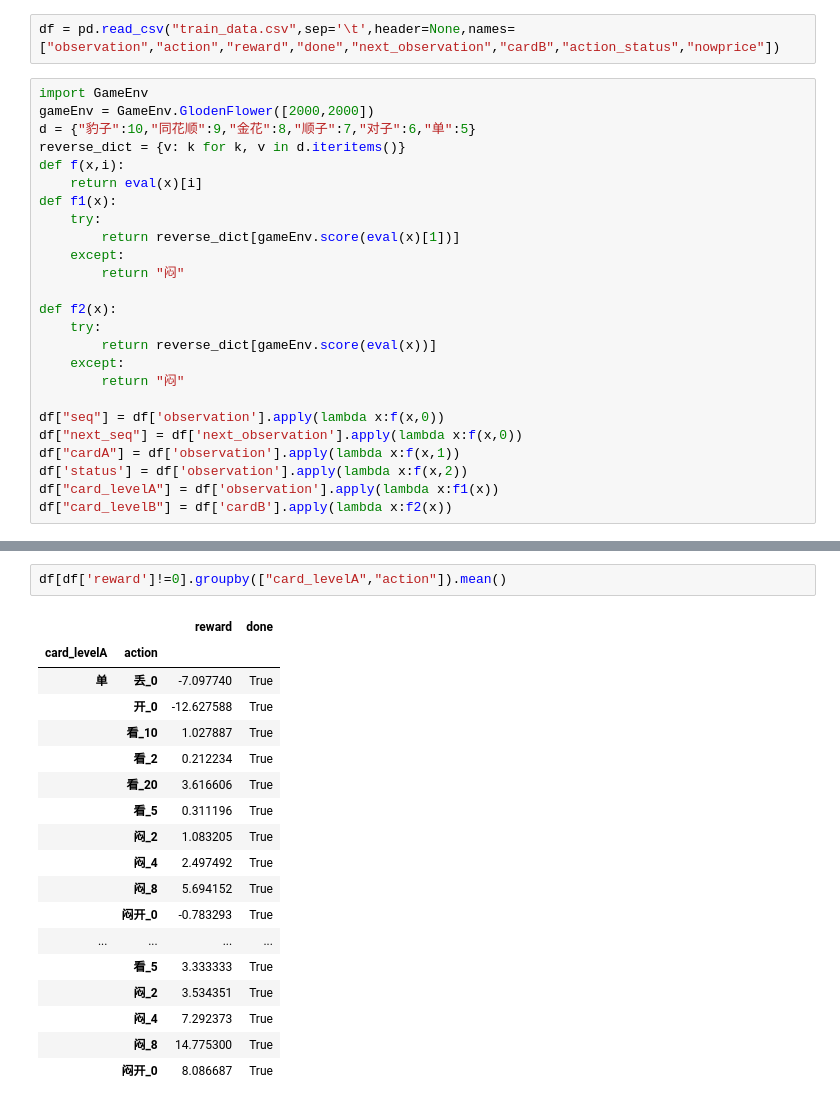
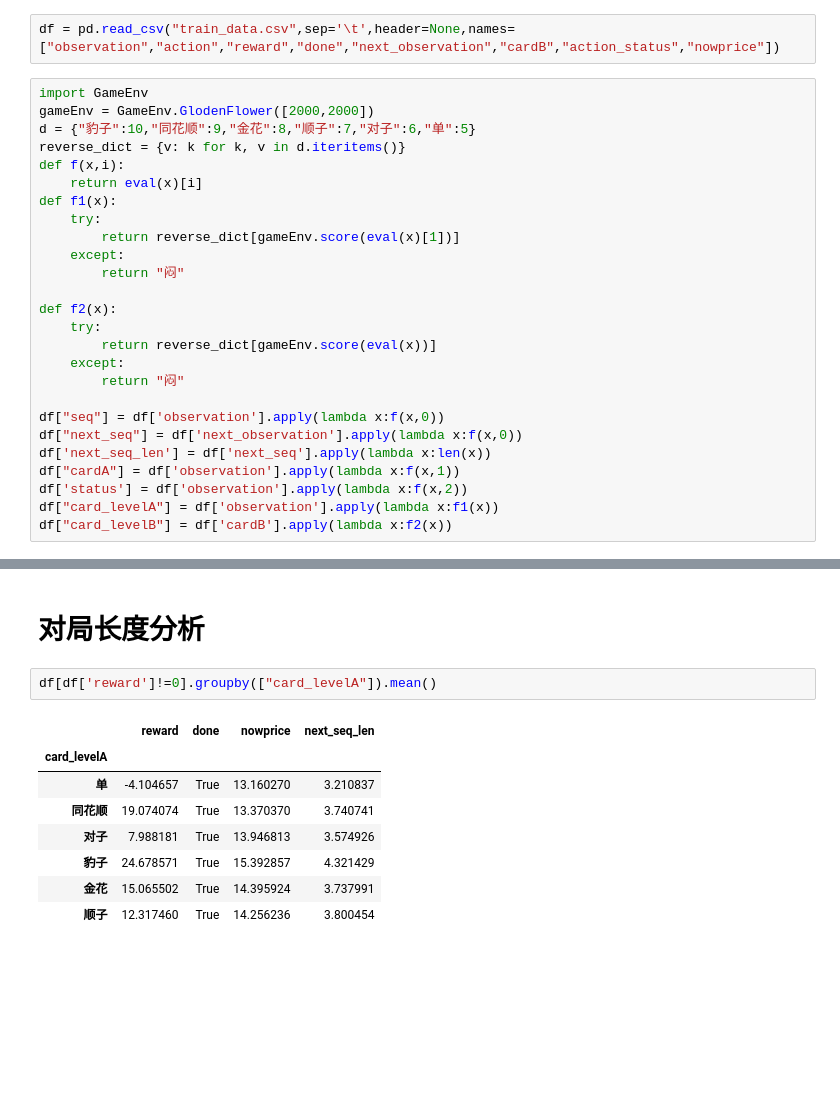
Before and after one commit to Continue7777/GoldenFlower, a Jupyter notebook: train_data_check.ipynb, the cells around one changed output, grey strips where cells are left out. Drawn from its saved outputs; the diff is of its cells as text; blank space fills up the shorter version.

```diff
--- a/train_data_check.ipynb
+++ b/train_data_check.ipynb
@@ -23,6 +23,7 @@ def f2(x):
 
 df["seq"] = df['observation'].apply(lambda x:f(x,0))
 df["next_seq"] = df['next_observation'].apply(lambda x:f(x,0))
+df['next_seq_len'] = df['next_seq'].apply(lambda x:len(x))
 df["cardA"] = df['observation'].apply(lambda x:f(x,1))
 df['status'] = df['observation'].apply(lambda x:f(x,2))
 df["card_levelA"] = df['observation'].apply(lambda x:f1(x))
@@ -242,21 +289,13 @@ df[df['reward']!=0].groupby(["action","card_levelA"]).describe()
+# %% [markdown]
+# 对局长度分析
 # %%
-df[df['reward']!=0].groupby(["card_levelA","action"]).mean()
+df[df['reward']!=0].groupby(["card_levelA"]).mean()
 # %% [output]
-|  |  | reward | done |
-| card_levelA | action |  |  |
-| 单 | 丢_0 | -7.097740 | True |
-|  | 开_0 | -12.627588 | True |
-|  | 看_10 | 1.027887 | True |
-|  | 看_2 | 0.212234 | True |
-|  | 看_20 | 3.616606 | True |
-|  | 看_5 | 0.311196 | True |
-|  | 闷_2 | 1.083205 | True |
-|  | 闷_4 | 2.497492 | True |
-|  | 闷_8 | 5.694152 | True |
-|  | 闷开_0 | -0.783293 | True |
-| ... | ... | ... | ... |
-|  | 看_5 | 3.333333 | True |
-|  | 闷_2 | 3.534351 | True |
-|  | 闷_4 | 7.292373 | True |
-|  | 闷_8 | 14.775300 | True |
-|  | 闷开_0 | 8.086687 | True |
+|  | reward | done | nowprice | next_seq_len |
+| card_levelA |  |  |  |  |
+| 单 | -4.104657 | True | 13.160270 | 3.210837 |
+| 同花顺 | 19.074074 | True | 13.370370 | 3.740741 |
+| 对子 | 7.988181 | True | 13.946813 | 3.574926 |
+| 豹子 | 24.678571 | True | 15.392857 | 4.321429 |
+| 金花 | 15.065502 | True | 14.395924 | 3.737991 |
+| 顺子 | 12.317460 | True | 14.256236 | 3.800454 |
```
Also changed, not shown: parts of 41 cells of this notebook, 1 other file.
